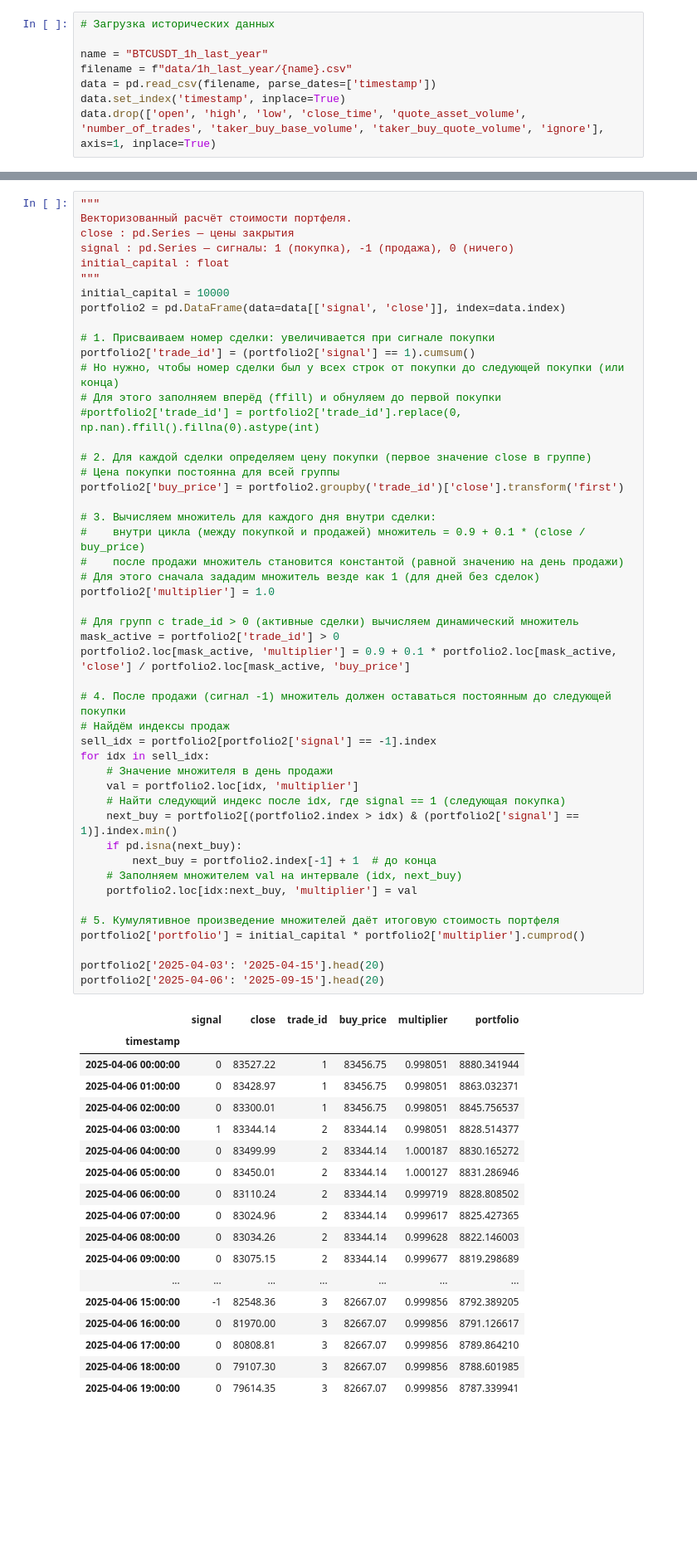
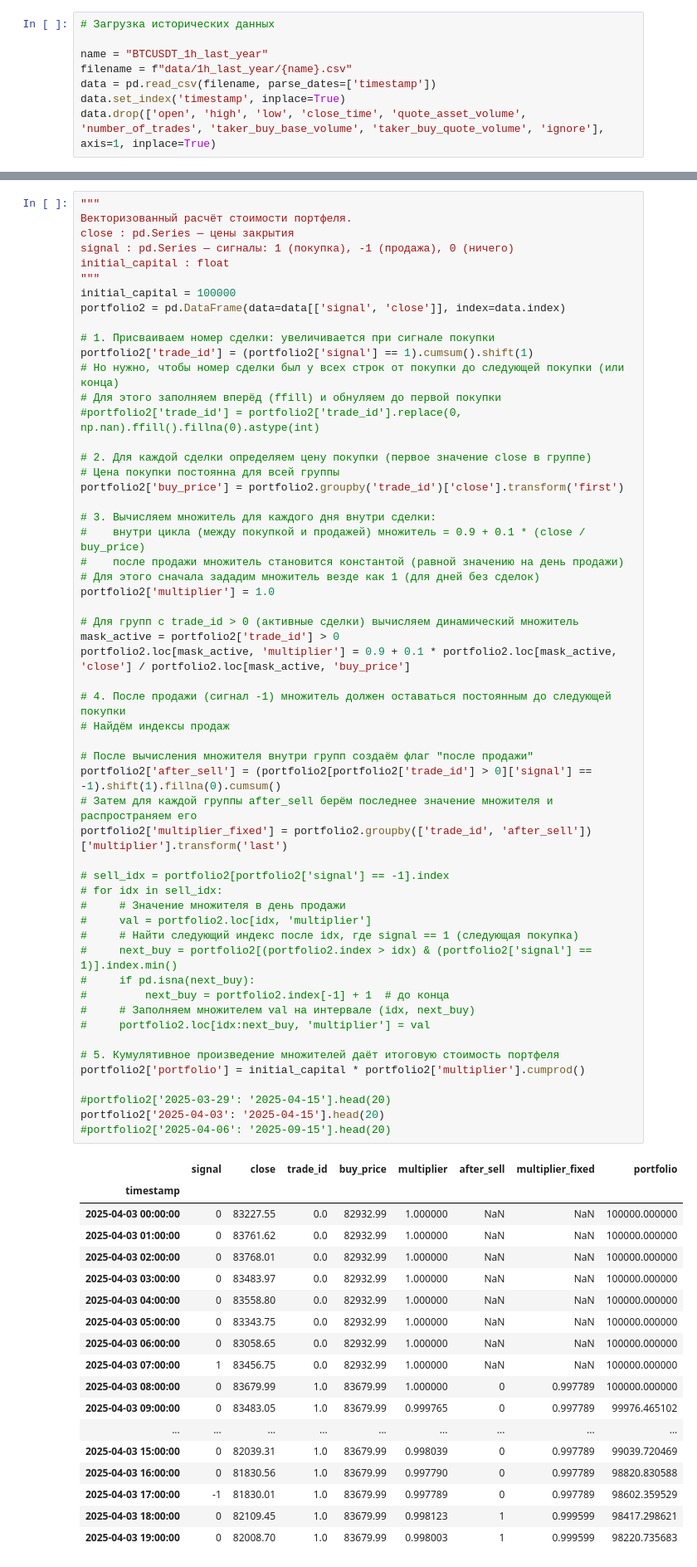
Before and after one commit to AESoldatov/TradingBot, a Jupyter notebook: BackTesting1.ipynb, the cells around one changed output, grey strips where cells are left out. Shown at 83% size. Cells and saved outputs as stored; diff of their text form; blank space fills up the shorter version.

```diff
--- a/BackTesting1.ipynb
+++ b/BackTesting1.ipynb
@@ -147,63 +169,70 @@ close : pd.Series — цены закрытия
 signal : pd.Series — сигналы: 1 (покупка), -1 (продажа), 0 (ничего)
 initial_capital : float
 """
-initial_capital = 10000
+initial_capital = 100000
 portfolio2 = pd.DataFrame(data=data[['signal', 'close']], index=data.index)
 
 # 1. Присваиваем номер сделки: увеличивается при сигнале покупки
-portfolio2['trade_id'] = (portfolio2['signal'] == 1).cumsum()
+portfolio2['trade_id'] = (portfolio2['signal'] == 1).cumsum().shift(1)
 # Но нужно, чтобы номер сделки был у всех строк от покупки до следующей покупки (или конца)
 # Для этого заполняем вперёд (ffill) и обнуляем до первой покупки
 #portfolio2['trade_id'] = portfolio2['trade_id'].replace(0, np.nan).ffill().fillna(0).astype(int)
 
 # 2. Для каждой сделки определяем цену покупки (первое значение close в группе)
 # Цена покупки постоянна для всей группы
 portfolio2['buy_price'] = portfolio2.groupby('trade_id')['close'].transform('first')
 
 # 3. Вычисляем множитель для каждого дня внутри сделки:
 #    внутри цикла (между покупкой и продажей) множитель = 0.9 + 0.1 * (close / buy_price)
 #    после продажи множитель становится константой (равной значению на день продажи)
 # Для этого сначала зададим множитель везде как 1 (для дней без сделок)
 portfolio2['multiplier'] = 1.0
 
 # Для групп с trade_id > 0 (активные сделки) вычисляем динамический множитель
 mask_active = portfolio2['trade_id'] > 0
 portfolio2.loc[mask_active, 'multiplier'] = 0.9 + 0.1 * portfolio2.loc[mask_active, 'close'] / portfolio2.loc[mask_active, 'buy_price']
 
 # 4. После продажи (сигнал -1) множитель должен оставаться постоянным до следующей покупки
 # Найдём индексы продаж
-sell_idx = portfolio2[portfolio2['signal'] == -1].index
-for idx in sell_idx:
-    # Значение множителя в день продажи
-    val = portfolio2.loc[idx, 'multiplier']
-    # Найти следующий индекс после idx, где signal == 1 (следующая покупка)
-    next_buy = portfolio2[(portfolio2.index > idx) & (portfolio2['signal'] == 1)].index.min()
-    if pd.isna(next_buy):
-        next_buy = portfolio2.index[-1] + 1  # до конца
-    # Заполняем множителем val на интервале (idx, next_buy)
-    portfolio2.loc[idx:next_buy, 'multiplier'] = val
+
+# После вычисления множителя внутри групп создаём флаг "после продажи"
+portfolio2['after_sell'] = (portfolio2[portfolio2['trade_id'] > 0]['signal'] == -1).shift(1).fillna(0).cumsum()
+# Затем для каждой группы after_sell берём последнее значение множителя и распространяем его
+portfolio2['multiplier_fixed'] = portfolio2.groupby(['trade_id', 'after_sell'])['multiplier'].transform('last')
+
+# sell_idx = portfolio2[portfolio2['signal'] == -1].index
+# for idx in sell_idx:
+#     # Значение множителя в день продажи
+#     val = portfolio2.loc[idx, 'multiplier']
+#     # Найти следующий индекс после idx, где signal == 1 (следующая покупка)
+#     next_buy = portfolio2[(portfolio2.index > idx) & (portfolio2['signal'] == 1)].index.min()
+#     if pd.isna(next_buy):
+#         next_buy = portfolio2.index[-1] + 1  # до конца
+#     # Заполняем множителем val на интервале (idx, next_buy)
+#     portfolio2.loc[idx:next_buy, 'multiplier'] = val
 
 # 5. Кумулятивное произведение множителей даёт итоговую стоимость портфеля
 portfolio2['portfolio'] = initial_capital * portfolio2['multiplier'].cumprod()
 
+#portfolio2['2025-03-29': '2025-04-15'].head(20)
 portfolio2['2025-04-03': '2025-04-15'].head(20)
-portfolio2['2025-04-06': '2025-09-15'].head(20)
+#portfolio2['2025-04-06': '2025-09-15'].head(20)
 # %% [output]
-|  | signal | close | trade_id | buy_price | multiplier | portfolio |
-| timestamp |  |  |  |  |  |  |
-| 2025-04-06 00:00:00 | 0 | 83527.22 | 1 | 83456.75 | 0.998051 | 8880.341944 |
-| 2025-04-06 01:00:00 | 0 | 83428.97 | 1 | 83456.75 | 0.998051 | 8863.032371 |
-| 2025-04-06 02:00:00 | 0 | 83300.01 | 1 | 83456.75 | 0.998051 | 8845.756537 |
-| 2025-04-06 03:00:00 | 1 | 83344.14 | 2 | 83344.14 | 0.998051 | 8828.514377 |
-| 2025-04-06 04:00:00 | 0 | 83499.99 | 2 | 83344.14 | 1.000187 | 8830.165272 |
-| 2025-04-06 05:00:00 | 0 | 83450.01 | 2 | 83344.14 | 1.000127 | 8831.286946 |
-| 2025-04-06 06:00:00 | 0 | 83110.24 | 2 | 83344.14 | 0.999719 | 8828.808502 |
-| 2025-04-06 07:00:00 | 0 | 83024.96 | 2 | 83344.14 | 0.999617 | 8825.427365 |
-| 2025-04-06 08:00:00 | 0 | 83034.26 | 2 | 83344.14 | 0.999628 | 8822.146003 |
-| 2025-04-06 09:00:00 | 0 | 83075.15 | 2 | 83344.14 | 0.999677 | 8819.298689 |
-| ... | ... | ... | ... | ... | ... | ... |
-| 2025-04-06 15:00:00 | -1 | 82548.36 | 3 | 82667.07 | 0.999856 | 8792.389205 |
-| 2025-04-06 16:00:00 | 0 | 81970.00 | 3 | 82667.07 | 0.999856 | 8791.126617 |
-| 2025-04-06 17:00:00 | 0 | 80808.81 | 3 | 82667.07 | 0.999856 | 8789.864210 |
-| 2025-04-06 18:00:00 | 0 | 79107.30 | 3 | 82667.07 | 0.999856 | 8788.601985 |
-| 2025-04-06 19:00:00 | 0 | 79614.35 | 3 | 82667.07 | 0.999856 | 8787.339941 |
+|  | signal | close | trade_id | buy_price | multiplier | after_sell | multiplier_fixed | portfolio |
+| timestamp |  |  |  |  |  |  |  |  |
+| 2025-04-03 00:00:00 | 0 | 83227.55 | 0.0 | 82932.99 | 1.000000 | NaN | NaN | 100000.000000 |
+| 2025-04-03 01:00:00 | 0 | 83761.62 | 0.0 | 82932.99 | 1.000000 | NaN | NaN | 100000.000000 |
+| 2025-04-03 02:00:00 | 0 | 83768.01 | 0.0 | 82932.99 | 1.000000 | NaN | NaN | 100000.000000 |
+| 2025-04-03 03:00:00 | 0 | 83483.97 | 0.0 | 82932.99 | 1.000000 | NaN | NaN | 100000.000000 |
+| 2025-04-03 04:00:00 | 0 | 83558.80 | 0.0 | 82932.99 | 1.000000 | NaN | NaN | 100000.000000 |
+| 2025-04-03 05:00:00 | 0 | 83343.75 | 0.0 | 82932.99 | 1.000000 | NaN | NaN | 100000.000000 |
+| 2025-04-03 06:00:00 | 0 | 83058.65 | 0.0 | 82932.99 | 1.000000 | NaN | NaN | 100000.000000 |
+| 2025-04-03 07:00:00 | 1 | 83456.75 | 0.0 | 82932.99 | 1.000000 | NaN | NaN | 100000.000000 |
+| 2025-04-03 08:00:00 | 0 | 83679.99 | 1.0 | 83679.99 | 1.000000 | 0 | 0.997789 | 100000.000000 |
+| 2025-04-03 09:00:00 | 0 | 83483.05 | 1.0 | 83679.99 | 0.999765 | 0 | 0.997789 | 99976.465102 |
+| ... | ... | ... | ... | ... | ... | ... | ... | ... |
+| 2025-04-03 15:00:00 | 0 | 82039.31 | 1.0 | 83679.99 | 0.998039 | 0 | 0.997789 | 99039.720469 |
+| 2025-04-03 16:00:00 | 0 | 81830.56 | 1.0 | 83679.99 | 0.997790 | 0 | 0.997789 | 98820.830588 |
+| 2025-04-03 17:00:00 | -1 | 81830.01 | 1.0 | 83679.99 | 0.997789 | 0 | 0.997789 | 98602.359529 |
+| 2025-04-03 18:00:00 | 0 | 82109.45 | 1.0 | 83679.99 | 0.998123 | 1 | 0.999599 | 98417.298621 |
+| 2025-04-03 19:00:00 | 0 | 82008.70 | 1.0 | 83679.99 | 0.998003 | 1 | 0.999599 | 98220.735683 |
```
Also changed, not shown: parts of 4 cells of this notebook.
